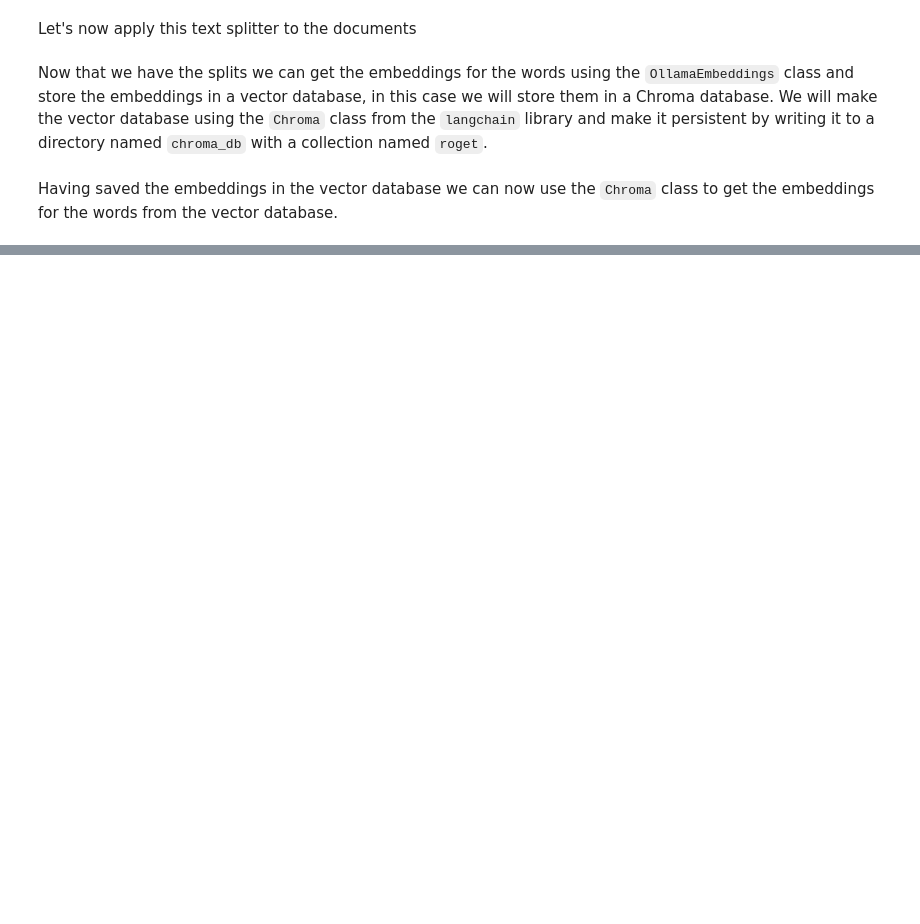
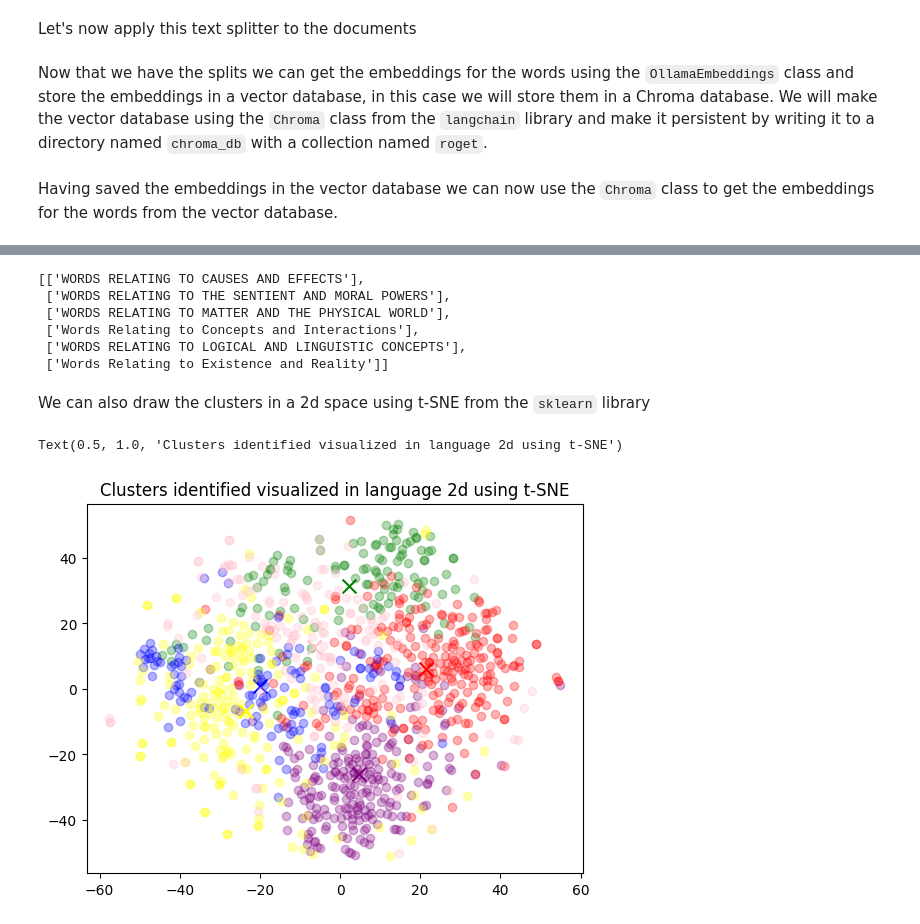
Before and after one commit to panos-span/rogets_thesaurus, a Jupyter notebook: final.ipynb, the cells around one changed output, grey strips where cells are left out. Cells and saved outputs as stored; diff of their text form; code cells hidden in the pictures; blank space fills up the shorter version.

Commit message:
Perform clustering for classes and comparison using ChatOllama

```diff
--- a/final.ipynb
+++ b/final.ipynb
@@ -407,0 +549,2 @@ collection.get()
+# %%
+model.fit(df['embedding'].to_list())
@@ -407,0 +577,2 @@ collection.get()
+# %%
+df['cluster'] = model.labels_
@@ -407,0 +596,3 @@ collection.get()
+# %%
+# Make the words to be a column
+df.reset_index(inplace=True)
@@ -407,0 +727,40 @@ collection.get()
+# %%
+classes
+# %% [output]
+[['WORDS RELATING TO CAUSES AND EFFECTS'],
+ ['WORDS RELATING TO THE SENTIENT AND MORAL POWERS'],
+ ['WORDS RELATING TO MATTER AND THE PHYSICAL WORLD'],
+ ['Words Relating to Concepts and Interactions'],
+ ['WORDS RELATING TO LOGICAL AND LINGUISTIC CONCEPTS'],
+ ['Words Relating to Existence and Reality']]
+# %% [markdown]
+We can also draw the clusters in a 2d space using t-SNE from the `sklearn` library
+# %%
+# Make vector_db.get(include=["embeddings"])['embeddings'] to a numpy array
+import numpy as np
+from ast import literal_eval
+
+embeddings = df['embedding'].apply(literal_eval).apply(np.array)
+# %%
+from sklearn.manifold import TSNE
+import matplotlib.pyplot as plt
+
+tsne = TSNE(n_components=2, perplexity=15, random_state=42, init="random", learning_rate=200)
+vis_dims2 = tsne.fit_transform(embeddings)
+
+x = [x for x, y in vis_dims2]
+y = [y for x, y in vis_dims2]
+
+for category, color in enumerate(["purple", "green", "red", "blue", "yellow", "pink"]):
+    xs = np.array(x)[df.cluster == category]
+    ys = np.array(y)[df.cluster == category]
+    plt.scatter(xs, ys, color=color, alpha=0.3)
+
+    avg_x = xs.mean()
+    avg_y = ys.mean()
+
+    plt.scatter(avg_x, avg_y, marker="x", color=color, s=100)
+plt.title("Clusters identified visualized in language 2d using t-SNE")
+# %% [output]
+Text(0.5, 1.0, 'Clusters identified visualized in language 2d using t-SNE')
+[figure, added]
```
Also changed, not shown: parts of 44 cells of this notebook.
